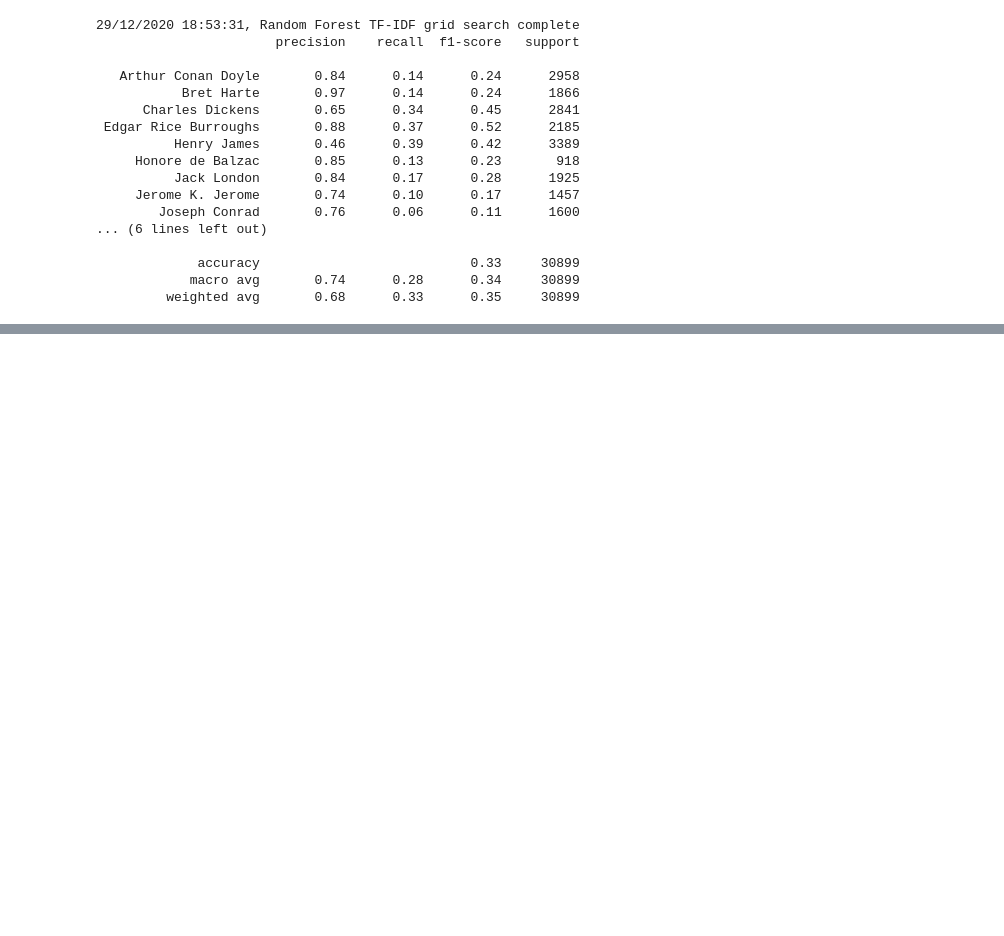
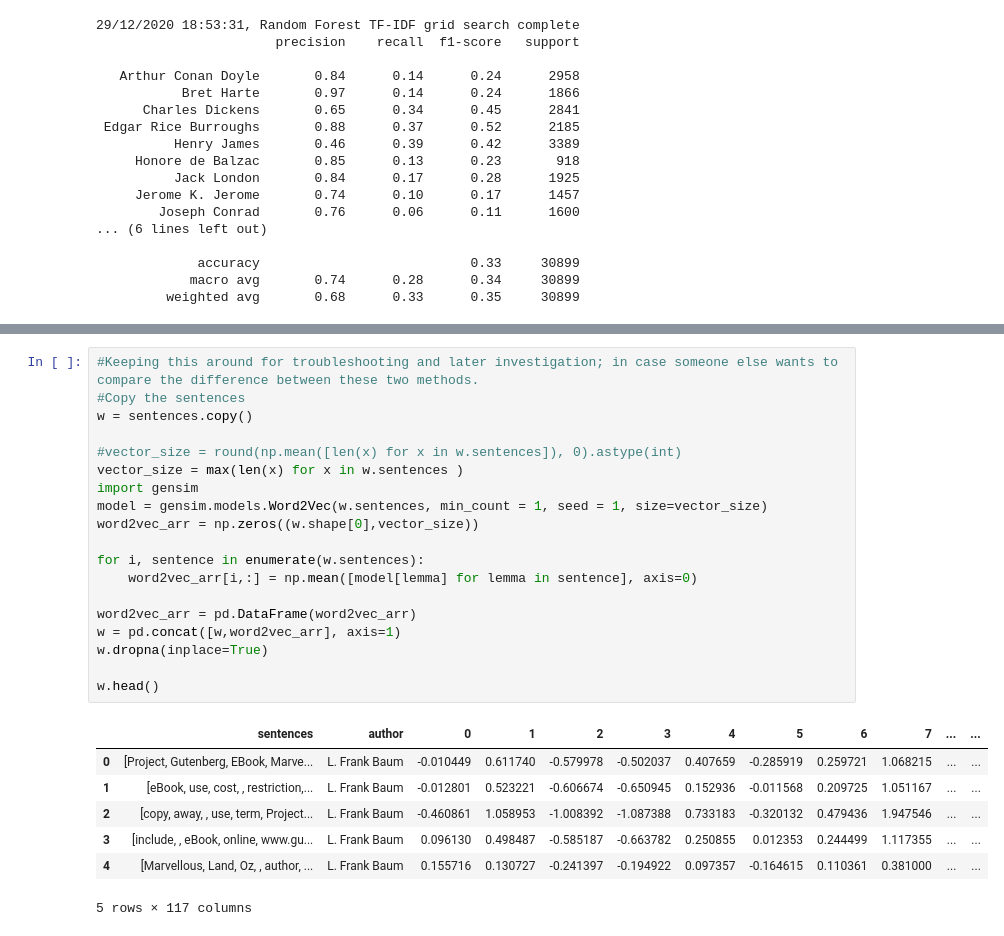
Before and after one commit to KalikaKay/Author-Classification-Project, a Jupyter notebook: project.ipynb, the cells around one changed output, grey strips where cells are left out. Drawn from its saved outputs; the diff is of its cells as text; blank space fills up the shorter version.

```diff
--- a/project.ipynb
+++ b/project.ipynb
@@ -769,0 +779,27 @@ model_idf_data('K Nearest Neighbors', knnp, ('knn', KNeighborsClassifier()), n_j
+# %%
+#Keeping this around for troubleshooting and later investigation; in case someone else wants to compare the difference between these two methods.
+#Copy the sentences
+w = sentences.copy()
+
+#vector_size = round(np.mean([len(x) for x in w.sentences]), 0).astype(int)
+vector_size = max(len(x) for x in w.sentences )
+import gensim
+model = gensim.models.Word2Vec(w.sentences, min_count = 1, seed = 1, size=vector_size)
+word2vec_arr = np.zeros((w.shape[0],vector_size))
+
+for i, sentence in enumerate(w.sentences):
+    word2vec_arr[i,:] = np.mean([model[lemma] for lemma in sentence], axis=0)
+
+word2vec_arr = pd.DataFrame(word2vec_arr)
+w = pd.concat([w,word2vec_arr], axis=1)
+w.dropna(inplace=True)
+
+w.head()
+# %% [output]
+|  | sentences | author | 0 | 1 | 2 | 3 | 4 | 5 | 6 | 7 | ... | ... |
+| 0 | [Project, Gutenberg, EBook, Marve... | L. Frank Baum | -0.010449 | 0.611740 | -0.579978 | -0.502037 | 0.407659 | -0.285919 | 0.259721 | 1.068215 | ... | ... |
+| 1 | [eBook, use, cost, , restriction,... | L. Frank Baum | -0.012801 | 0.523221 | -0.606674 | -0.650945 | 0.152936 | -0.011568 | 0.209725 | 1.051167 | ... | ... |
+| 2 | [copy, away, , use, term, Project... | L. Frank Baum | -0.460861 | 1.058953 | -1.008392 | -1.087388 | 0.733183 | -0.320132 | 0.479436 | 1.947546 | ... | ... |
+| 3 | [include, , eBook, online, www.gu... | L. Frank Baum | 0.096130 | 0.498487 | -0.585187 | -0.663782 | 0.250855 | 0.012353 | 0.244499 | 1.117355 | ... | ... |
+| 4 | [Marvellous, Land, Oz, , author, ... | L. Frank Baum | 0.155716 | 0.130727 | -0.241397 | -0.194922 | 0.097357 | -0.164615 | 0.110361 | 0.381000 | ... | ... |
+5 rows × 117 columns
```
Also changed, not shown: parts of 20 cells of this notebook.
